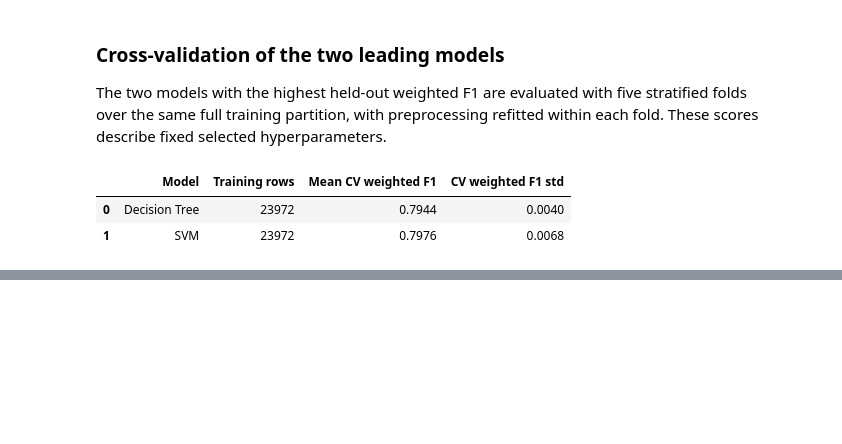
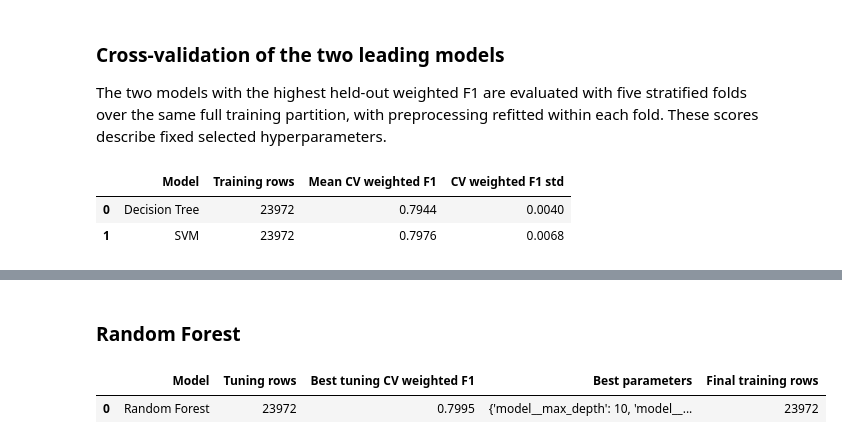
Before and after one commit to arhamgarg/ml-capstone, a Jupyter notebook: notebooks/classification.ipynb, the cells around one changed output, grey strips where cells are left out. Cells and saved outputs as stored; diff of their text form; code cells hidden in the pictures; blank space fills up the shorter version.

```diff
--- a/notebooks/classification.ipynb
+++ b/notebooks/classification.ipynb
@@ -600,0 +605,39 @@ display(cv_results.round(4))
+# %%
+from sklearn.ensemble import (
+    AdaBoostClassifier,
+    BaggingClassifier,
+    GradientBoostingClassifier,
+    RandomForestClassifier,
+)
+from sklearn.inspection import permutation_importance
+from sklearn.model_selection import RandomizedSearchCV
+from sklearn.neural_network import MLPClassifier
+
+
+def tune_and_evaluate(name, search):
+    """Tune on the training rows, then store held-out predictions next to the Part A models."""
+    search.fit(X_train, y_train)
+    grid_results[name] = search
+    predictions[name] = search.best_estimator_.predict(X_test)
+    roc_scores[name] = search.best_estimator_.predict_proba(X_test)[:, 1]
+    tuning_rows.append({
+        "Model": name,
+        "Tuning rows": len(X_train),
+        "Best tuning CV weighted F1": search.best_score_,
+        "Best parameters": search.best_params_,
+        "Final training rows": len(X_train),
+    })
+    with pd.option_context("display.max_colwidth", None, "display.max_columns", None):
+        display(pd.DataFrame([tuning_rows[-1]]).round(4))
+# %% [markdown]
+### Random Forest
+# %%
+rf_search = GridSearchCV(
+    Pipeline([("preprocess", unscaled_preprocessor), ("model", RandomForestClassifier(random_state=RANDOM_STATE))]),
+    {"model__n_estimators": [100, 300], "model__max_depth": [10, None], "model__min_samples_leaf": [1, 5]},
+    cv=cv, scoring="f1_weighted", n_jobs=-1,
+)
+tune_and_evaluate("Random Forest", rf_search)
+# %% [output]
+|  | Model | Tuning rows | Best tuning CV weighted F1 | Best parameters | Final training rows |
+| 0 | Random Forest | 23972 | 0.7995 | {'model__max_depth': 10, 'model__... | 23972 |
```
Also changed, not shown: parts of 4 cells of this notebook.
